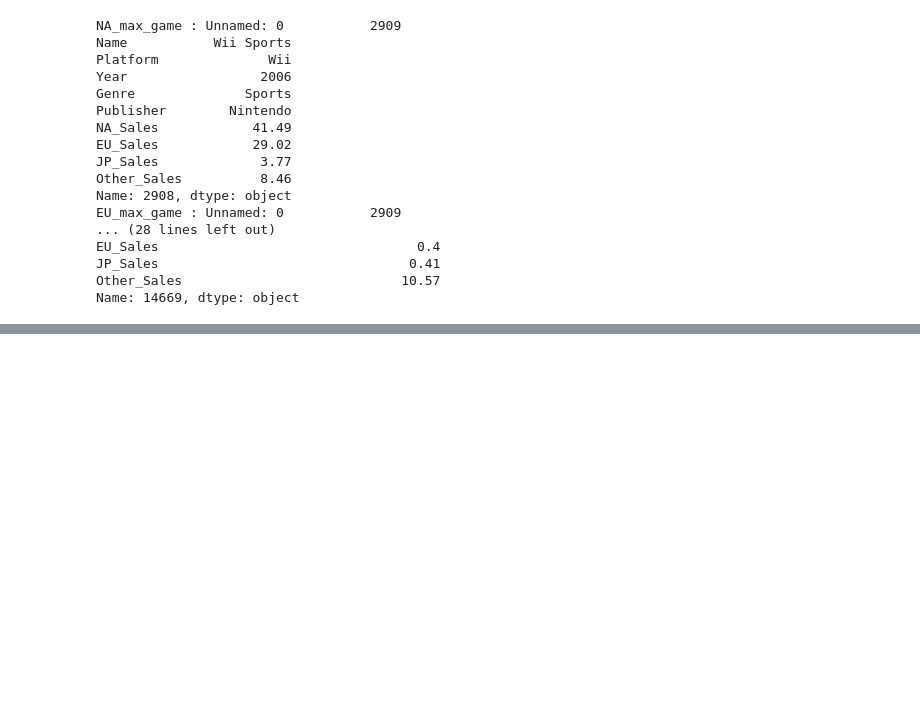
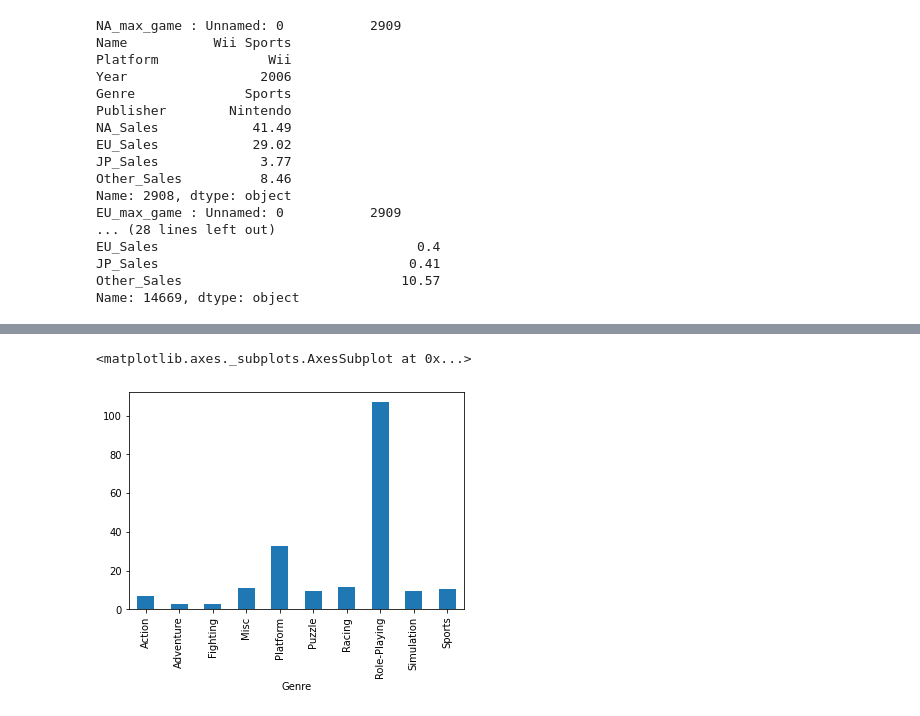
Before and after one commit to hiswordsini/AI_Bootcamp_Project, a Jupyter notebook: Section1.ipynb, the cells around one changed output, grey strips where cells are left out. Drawn from its saved outputs; the diff is of its cells as text; code cells hidden in the pictures; blank space fills up the shorter version.

```diff
--- a/Section1.ipynb
+++ b/Section1.ipynb
@@ -134,0 +152,7 @@ print(df[df.isnull().any(axis=1)].head())
+# %%
+JP_Best = df.sort_values('JP_Sales',ascending=False).head(50)
+# %%
+JP_Best.groupby('Genre').JP_Sales.sum().plot.bar()
+# %% [output]
+<matplotlib.axes._subplots.AxesSubplot at 0x...>
+[figure, added]
```
Also changed, not shown: parts of 27 cells of this notebook.
